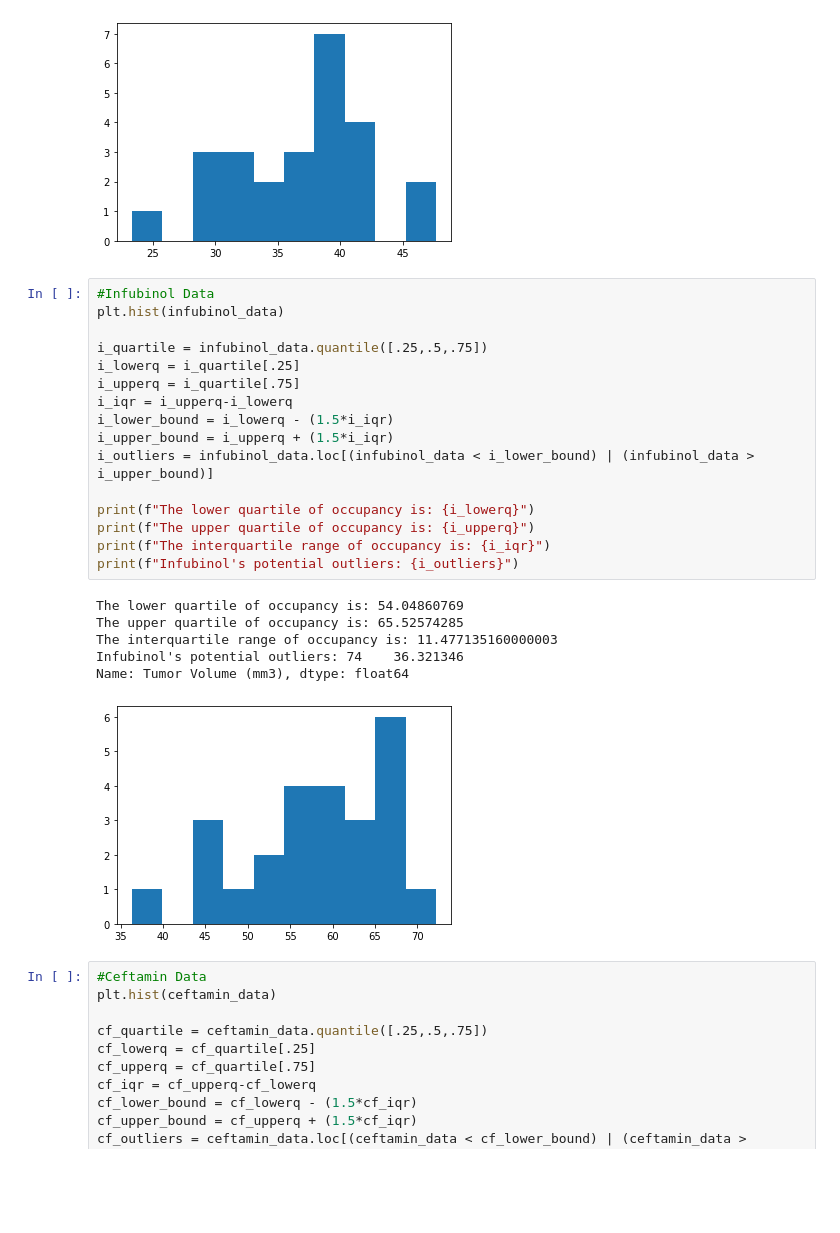
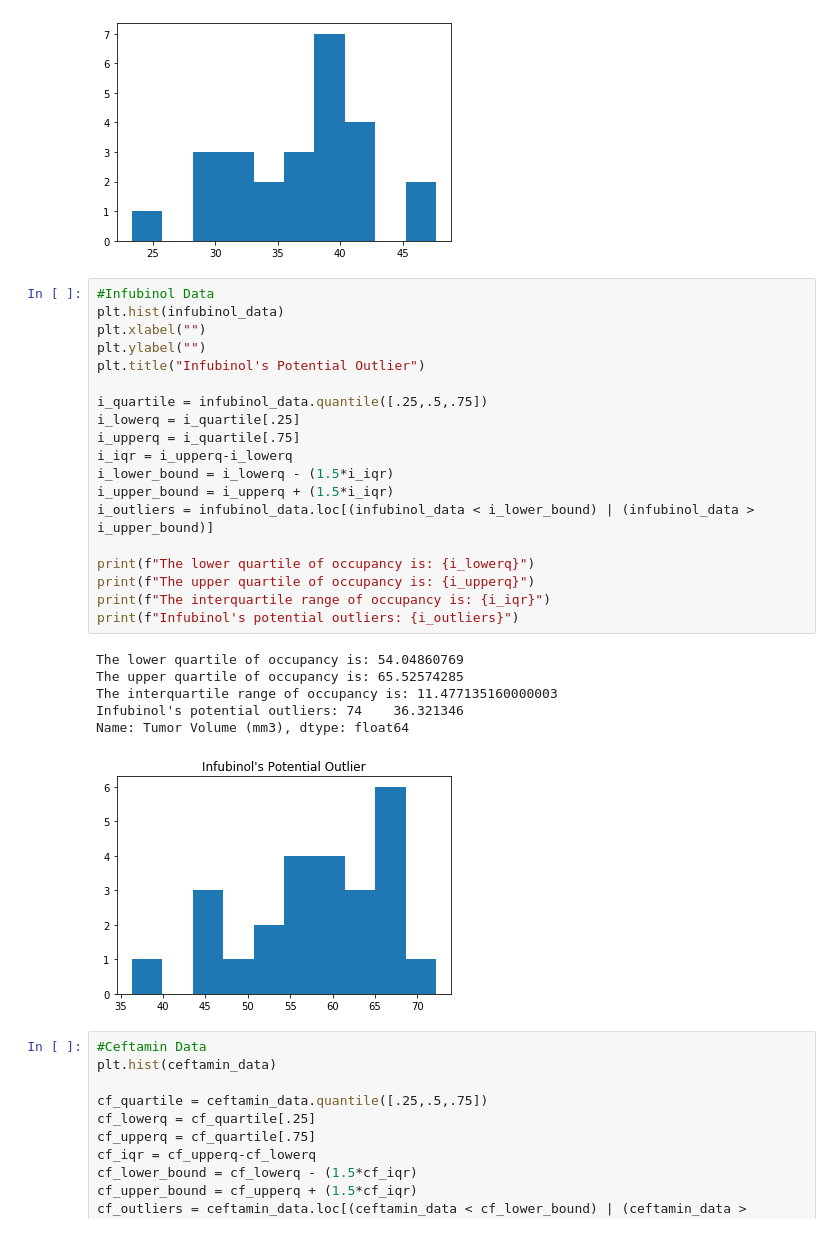
Before and after one commit to Ssimoes48/Plots-Matplotlib, a Jupyter notebook: pymaceuticals_starter.ipynb, the cells around one changed output. Cells and saved outputs as stored; diff of their text form; blank space fills up the shorter version.

```diff
--- a/pymaceuticals_starter.ipynb
+++ b/pymaceuticals_starter.ipynb
@@ -247,26 +248,29 @@ Capomulin's potential outliers: Series([], Name: Tumor Volume (mm3), dtype: floa
 # %%
 #Infubinol Data
 plt.hist(infubinol_data)
+plt.xlabel("")
+plt.ylabel("")
+plt.title("Infubinol's Potential Outlier")
 
 i_quartile = infubinol_data.quantile([.25,.5,.75])
 i_lowerq = i_quartile[.25]
 i_upperq = i_quartile[.75]
 i_iqr = i_upperq-i_lowerq
 i_lower_bound = i_lowerq - (1.5*i_iqr)
 i_upper_bound = i_upperq + (1.5*i_iqr)
 i_outliers = infubinol_data.loc[(infubinol_data < i_lower_bound) | (infubinol_data > i_upper_bound)]
 
 print(f"The lower quartile of occupancy is: {i_lowerq}")
 print(f"The upper quartile of occupancy is: {i_upperq}")
 print(f"The interquartile range of occupancy is: {i_iqr}")
 print(f"Infubinol's potential outliers: {i_outliers}")
 # %% [output]
 The lower quartile of occupancy is: 54.04860769
 The upper quartile of occupancy is: 65.52574285
 The interquartile range of occupancy is: 11.477135160000003
 Infubinol's potential outliers: 74    36.321346
 Name: Tumor Volume (mm3), dtype: float64
-[figure, old version]
+[figure, new version]
 # %%
 #Ceftamin Data
 plt.hist(ceftamin_data)
```
Also changed, not shown: parts of 3 cells of this notebook, 5 other files.
